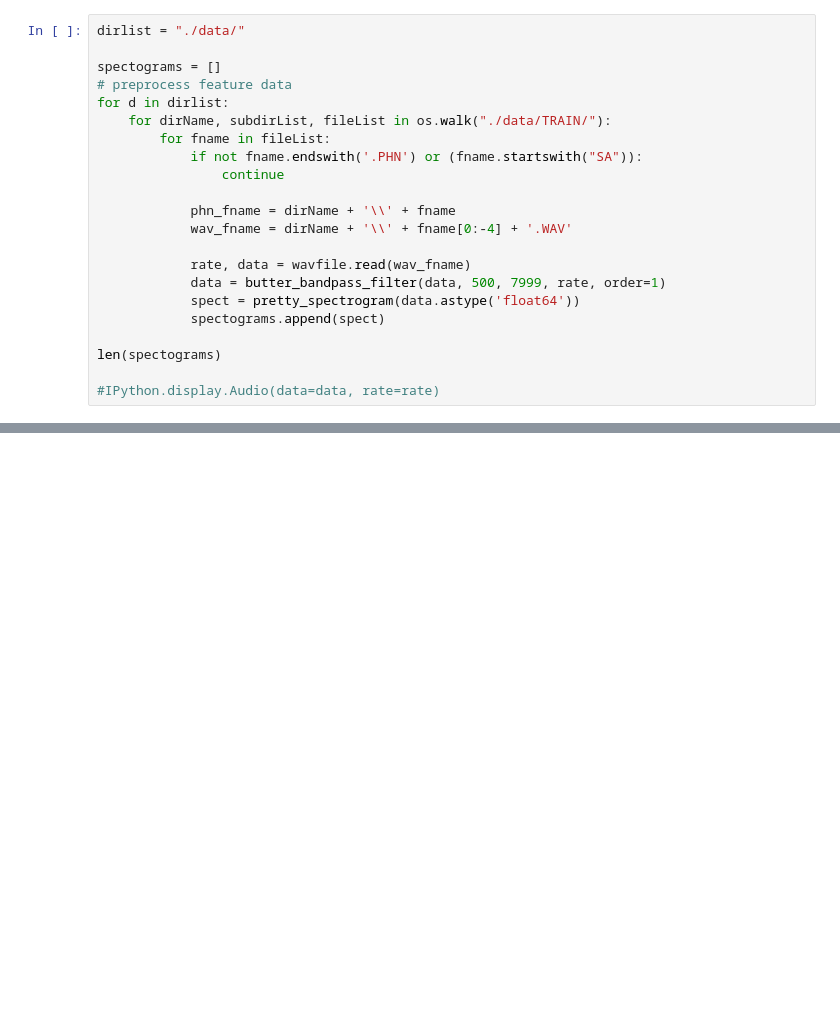
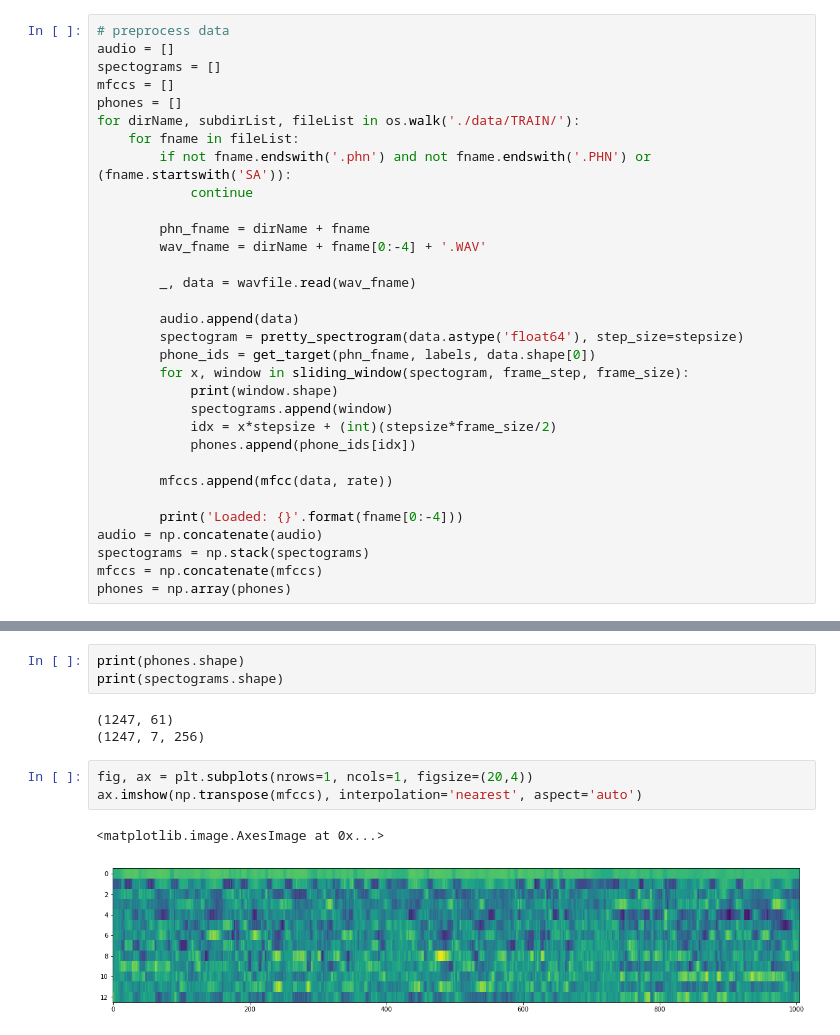
Before and after one commit to SvenDH/CapsNet-ASR, a Jupyter notebook: data exploration.ipynb, the cells around one changed output, grey strips where cells are left out. Cells and saved outputs as stored; diff of their text form; blank space fills up the shorter version.

```diff
--- a/data exploration.ipynb
+++ b/data exploration.ipynb
@@ -12,22 +21,32 @@ from python_speech_features import mfcc
 # %%
-dirlist = "./data/"
+# preprocess data
+audio = []
+spectograms = []
+mfccs = []
+phones = []
+for dirName, subdirList, fileList in os.walk('./data/TRAIN/'):
+    for fname in fileList:
+        if not fname.endswith('.phn') and not fname.endswith('.PHN') or (fname.startswith('SA')):
+            continue
 
-spectograms = []
-# preprocess feature data
-for d in dirlist:
-    for dirName, subdirList, fileList in os.walk("./data/TRAIN/"):
-        for fname in fileList:
-            if not fname.endswith('.PHN') or (fname.startswith("SA")):
-                continue
+        phn_fname = dirName + fname
+        wav_fname = dirName + fname[0:-4] + '.WAV'
 
-            phn_fname = dirName + '\\' + fname
-            wav_fname = dirName + '\\' + fname[0:-4] + '.WAV'
+        _, data = wavfile.read(wav_fname)
 
-            rate, data = wavfile.read(wav_fname)
-            data = butter_bandpass_filter(data, 500, 7999, rate, order=1)
-            spect = pretty_spectrogram(data.astype('float64'))
-            spectograms.append(spect)
+        audio.append(data)
+        spectogram = pretty_spectrogram(data.astype('float64'), step_size=stepsize)
+        phone_ids = get_target(phn_fname, labels, data.shape[0])
+        for x, window in sliding_window(spectogram, frame_step, frame_size):
+            print(window.shape)
+            spectograms.append(window)
+            idx = x*stepsize + (int)(stepsize*frame_size/2)
+            phones.append(phone_ids[idx])
 
-len(spectograms)
+        mfccs.append(mfcc(data, rate))
 
-#IPython.display.Audio(data=data, rate=rate)
+        print('Loaded: {}'.format(fname[0:-4]))
+audio = np.concatenate(audio)
+spectograms = np.stack(spectograms)
+mfccs = np.concatenate(mfccs)
+phones = np.array(phones)
@@ -33,0 +71,12 @@ len(spectograms)
+# %%
+print(phones.shape)
+print(spectograms.shape)
+# %% [output]
+(1247, 61)
+(1247, 7, 256)
+# %%
+fig, ax = plt.subplots(nrows=1, ncols=1, figsize=(20,4))
+ax.imshow(np.transpose(mfccs), interpolation='nearest', aspect='auto')
+# %% [output]
+<matplotlib.image.AxesImage at 0x...>
+[figure, added]
```
Also changed, not shown: parts of 7 cells of this notebook, 6 other files.
